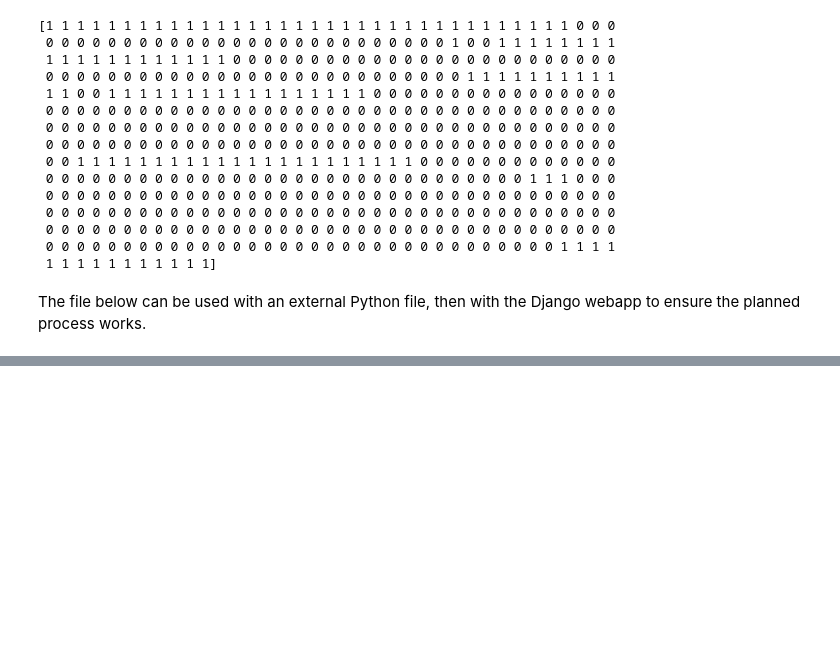
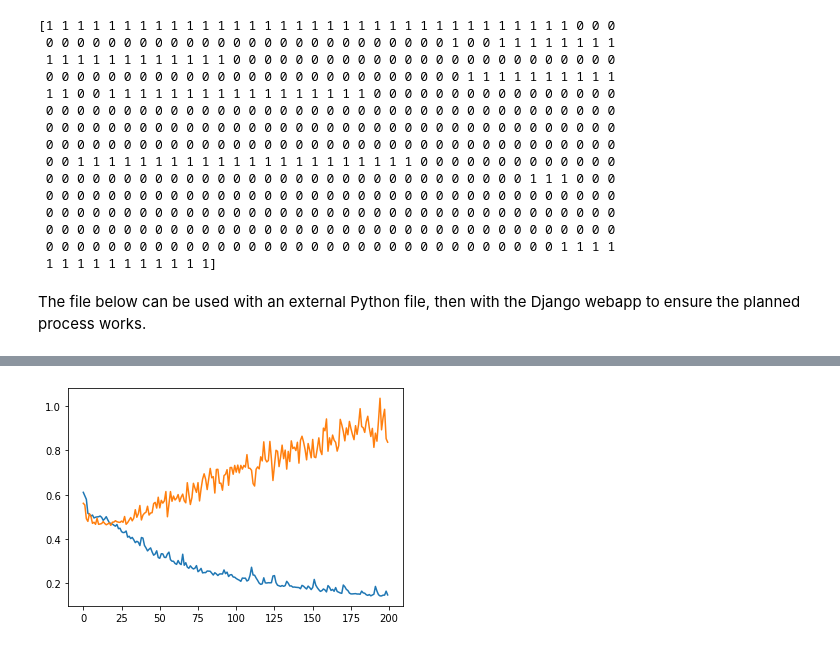
Before and after one commit to ryangregson01/L4-dissertation, a Jupyter notebook: src/Notebooks/FCN_1DConvolutions.ipynb, the cells around one changed output, grey strips where cells are left out. Drawn from its saved outputs; the diff is of its cells as text; code cells hidden in the pictures; blank space fills up the shorter version.

```diff
--- a/src/Notebooks/FCN_1DConvolutions.ipynb
+++ b/src/Notebooks/FCN_1DConvolutions.ipynb
@@ -582,0 +714,6 @@ with torch.no_grad():
+# %%
+plt.plot(range(200), epoch_loss_arr)
+plt.plot(range(200), epoch_valid_loss_arr)
+plt.show()
+# %% [output]
+[figure, added]
```
Also changed, not shown: parts of 12 cells of this notebook, 2 other files.
